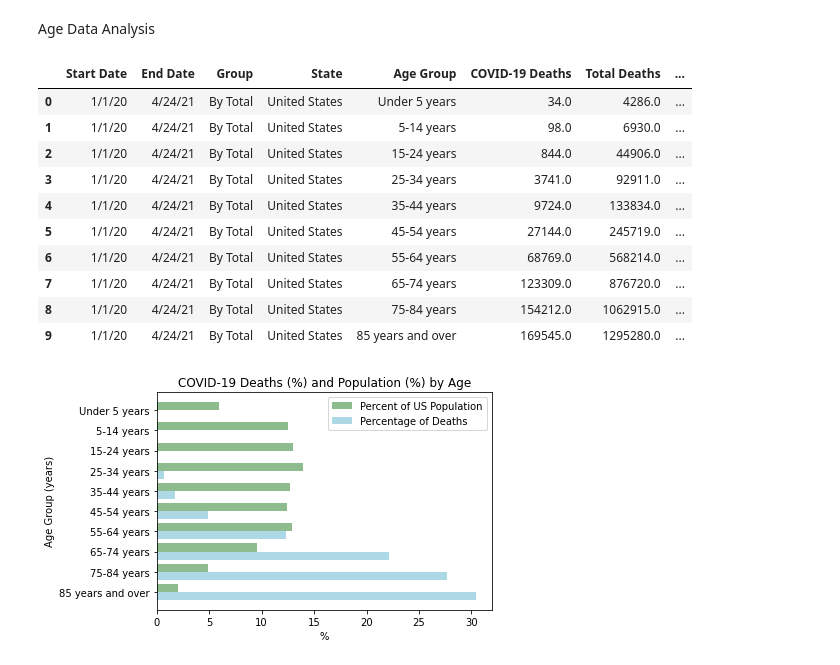
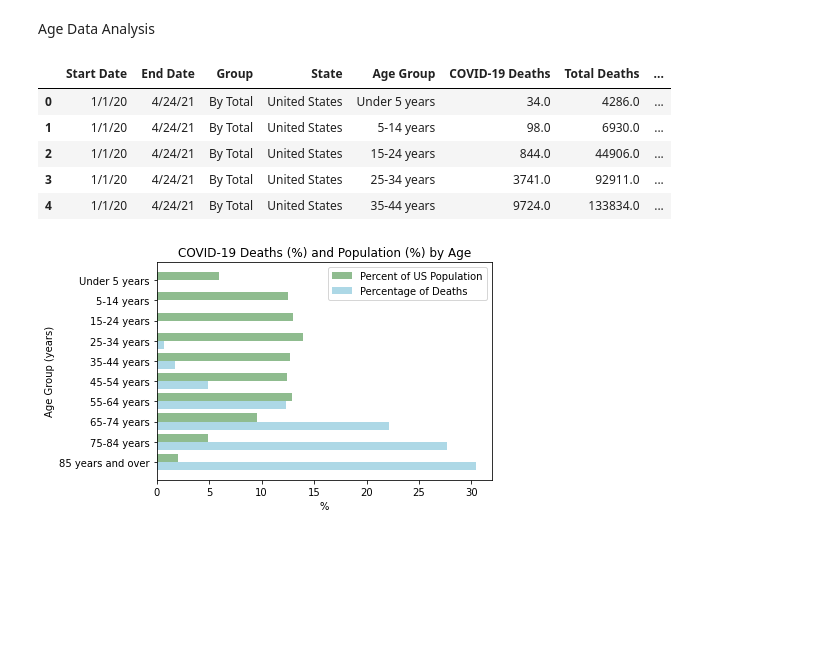
Before and after one commit to jenniecinelli/project_one, a Jupyter notebook: Folder4/Master.ipynb, the cells around one changed output. Saved outputs shown, nothing was run; the diff lists cells and outputs as text; code cells hidden in the pictures; blank space fills up the shorter version.

```diff
--- a/Folder4/Master.ipynb
+++ b/Folder4/Master.ipynb
@@ -55,19 +38,14 @@ Age Data Analysis
 # %%
 age_data = pd.read_csv("../Folder3/final-age-data.csv")
 us_byage_df = age_data.loc[age_data.State=="United States"][["Age Group","Population %"]]
-age_data
+age_data.head()
 # %% [output]
 |  | Start Date | End Date | Group | State | Age Group | COVID-19 Deaths | Total Deaths | ... |
 | 0 | 1/1/20 | 4/24/21 | By Total | United States | Under 5 years | 34.0 | 4286.0 | ... |
 | 1 | 1/1/20 | 4/24/21 | By Total | United States | 5-14 years | 98.0 | 6930.0 | ... |
 | 2 | 1/1/20 | 4/24/21 | By Total | United States | 15-24 years | 844.0 | 44906.0 | ... |
 | 3 | 1/1/20 | 4/24/21 | By Total | United States | 25-34 years | 3741.0 | 92911.0 | ... |
 | 4 | 1/1/20 | 4/24/21 | By Total | United States | 35-44 years | 9724.0 | 133834.0 | ... |
-| 5 | 1/1/20 | 4/24/21 | By Total | United States | 45-54 years | 27144.0 | 245719.0 | ... |
-| 6 | 1/1/20 | 4/24/21 | By Total | United States | 55-64 years | 68769.0 | 568214.0 | ... |
-| 7 | 1/1/20 | 4/24/21 | By Total | United States | 65-74 years | 123309.0 | 876720.0 | ... |
-| 8 | 1/1/20 | 4/24/21 | By Total | United States | 75-84 years | 154212.0 | 1062915.0 | ... |
-| 9 | 1/1/20 | 4/24/21 | By Total | United States | 85 years and over | 169545.0 | 1295280.0 | ... |
 # %%
 age_data = age_data.loc[age_data['Age Group']!='All Ages']
 # %%
```
Also changed, not shown: parts of 12 cells of this notebook, 3 other files.
